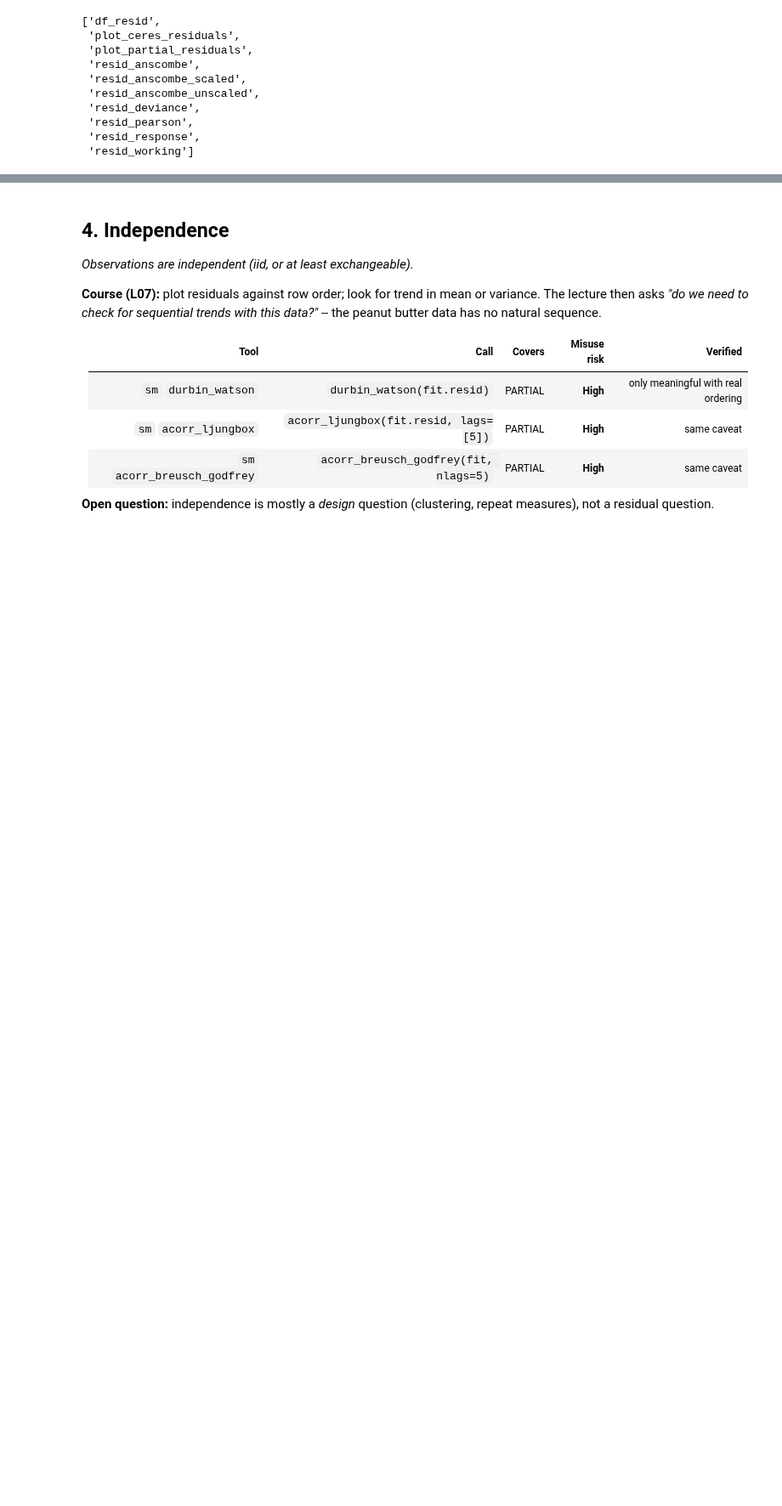
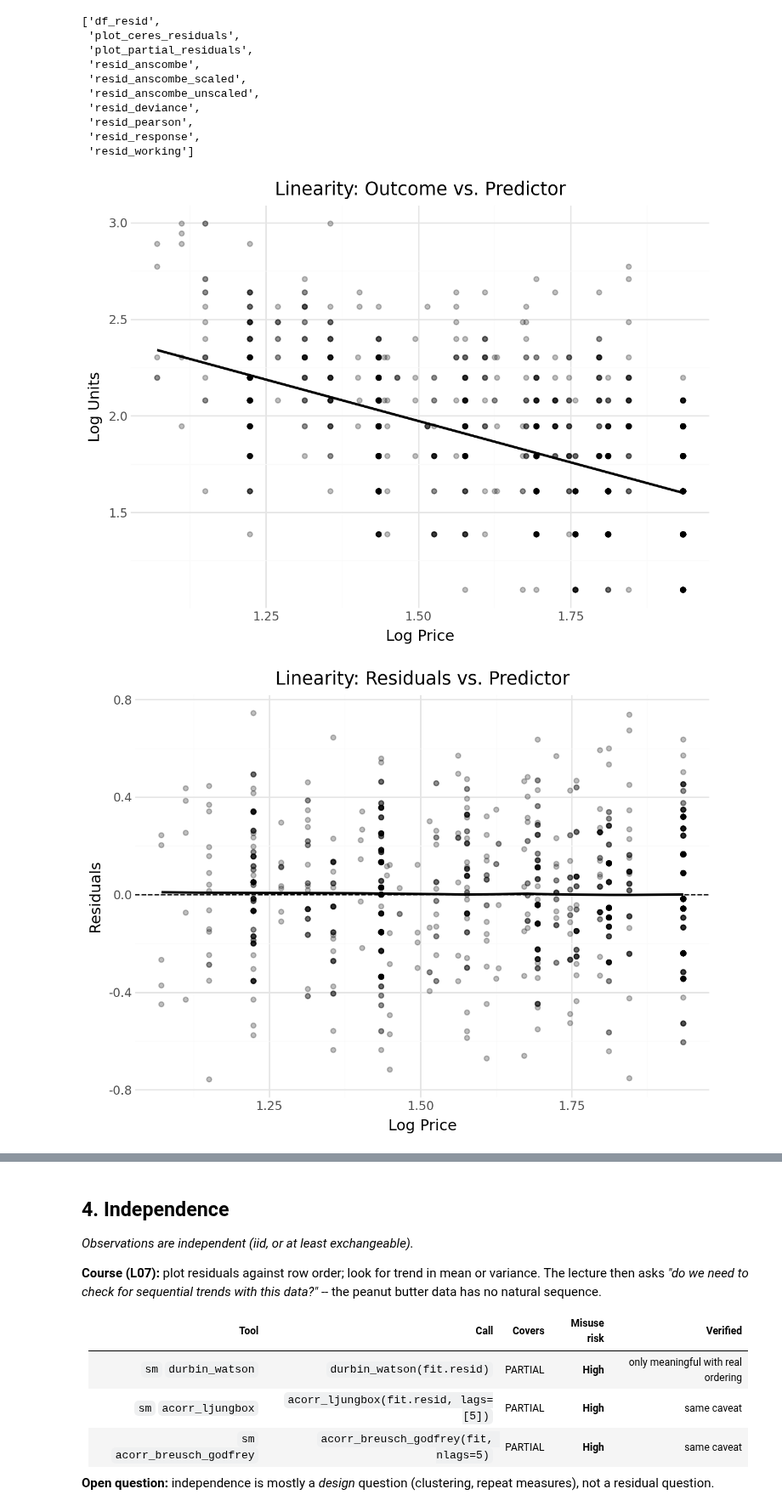
Before and after one commit to marcdotson/data-5600, a Jupyter notebook: code/assumption_notes_3.ipynb, the cells around one changed output, grey strips where cells are left out. Shown at 85% size. Saved outputs shown, nothing was run; the diff lists cells and outputs as text; code cells hidden in the pictures; blank space fills up the shorter version.

Commit message:
Add regression assumption diagnostics and research

```diff
--- a/code/assumption_notes_3.ipynb
+++ b/code/assumption_notes_3.ipynb
@@ -413,3 +420,66 @@ dtype: float64
 # This suggests the course may need either:
 # 1. another Python package, or
 # 2. a custom wrapper/implementation.
+# %%
+# Student-ready linearity diagnostic
+
+# Linearity Diagnostics
+# Look for roughly linear or cloud-like relationships
+# with no obvious nonlinear patterns.
+
+# Save residuals and fitted values
+pb_train["residuals"] = fit.resid
+pb_train["fittedvalues"] = fit.fittedvalues
+
+
+# 1. Outcome vs. Predictor
+outcome_predictor = (
+    ggplot(pb_train, aes(x="log_price", y="log_units"))
+    + geom_point(alpha=0.25)
+    + geom_smooth(method="lm", se=False)
+    + labs(
+        title="Linearity: Outcome vs. Predictor",
+        x="Log Price",
+        y="Log Units"
+    )
+    + theme_minimal()
+)
+
+outcome_predictor.show()
+
+
+# 2. Residuals vs. Predictor
+residuals_predictor = (
+    ggplot(pb_train, aes(x="log_price", y="residuals"))
+    + geom_point(alpha=0.25)
+    + geom_hline(yintercept=0, linetype="dashed")
+    + geom_smooth(method="lowess", se=False)
+    + labs(
+        title="Linearity: Residuals vs. Predictor",
+        x="Log Price",
+        y="Residuals"
+    )
+    + theme_minimal()
+)
+
+residuals_predictor.show()
+
+
+# 3. Residuals vs. Fitted Values
+residuals_fitted = (
+    ggplot(pb_train, aes(x="fittedvalues", y="residuals"))
+    + geom_point(alpha=0.25)
+    + geom_hline(yintercept=0, linetype="dashed")
+    + geom_smooth(method="lowess", se=False)
+    + labs(
+        title="Linearity: Residuals vs. Fitted Values",
+        x="Fitted Values",
+        y="Residuals"
+    )
+    + theme_minimal()
+)
+
+residuals_fitted.show()
+# %% [output]
+[figure, added]
+[figure, added]
```
Also changed, not shown: parts of 14 cells of this notebook, 3 other files.
